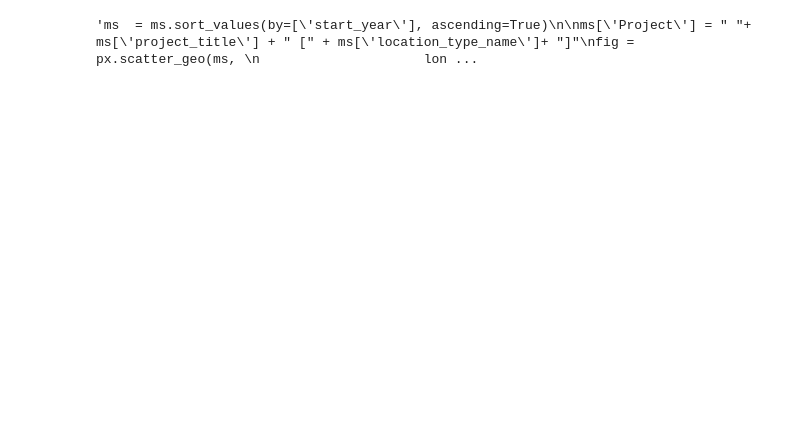
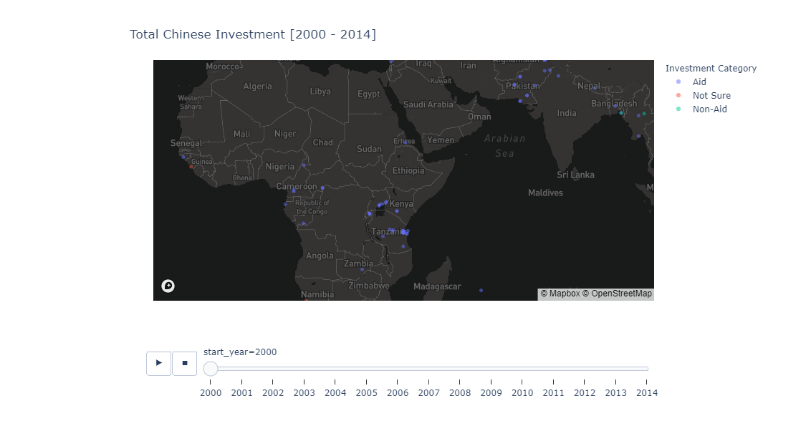
Before and after one commit to unkletam/Investment_Flow_Type_Classification, a Jupyter notebook: financial-flow-type-classification.ipynb, the cells around one changed output. Saved outputs shown, nothing was run; the diff lists cells and outputs as text; code cells hidden in the pictures; blank space fills up the shorter version.

```diff
--- a/financial-flow-type-classification.ipynb
+++ b/financial-flow-type-classification.ipynb
@@ -40,6 +56,7 @@ fig = px.scatter_mapbox(ms,
                      )
 
 fig.update_layout(
+    width=1850, height=550,
     title = "Total Chinese Investment [2000 - 2014]",
     legend_title_text='Investment Category',
     hovermode='closest',
@@ -59,26 +75 @@ iplot(fig)
+[figure, added]
-# %%
-'''ms  = ms.sort_values(by=['start_year'], ascending=True)
-
-ms['Project'] = " "+ ms['project_title'] + " [" + ms['location_type_name']+ "]"
-fig = px.scatter_geo(ms,
-                     lon = ms['longitude'],
-                     lat = ms['latitude'],
-                     text = ms['Project'],
-                     opacity = 0.5,
-                     color="flow_class",
-                     hover_name="place_name",
-                     animation_frame="start_year",
-                     projection="natural earth")
-
-fig.update_layout(
-    title = "Total Chinese Investment [2000 - 2014]",
-    legend_title_text='Investment Category',
-    geo = dict(
-        landcolor = "black",
-        showcountries = True
-    )
-)
-#fig.show()
-iplot(fig)'''
-# %% [output]
-'ms  = ms.sort_values(by=[\'start_year\'], ascending=True)\n\nms[\'Project\'] = " "+ ms[\'project_title\'] + " [" + ms[\'location_type_name\']+ "]"\nfig = px.scatter_geo(ms, \n                     lon ...
```
Also changed, not shown: parts of 24 cells of this notebook, 7 other files.
